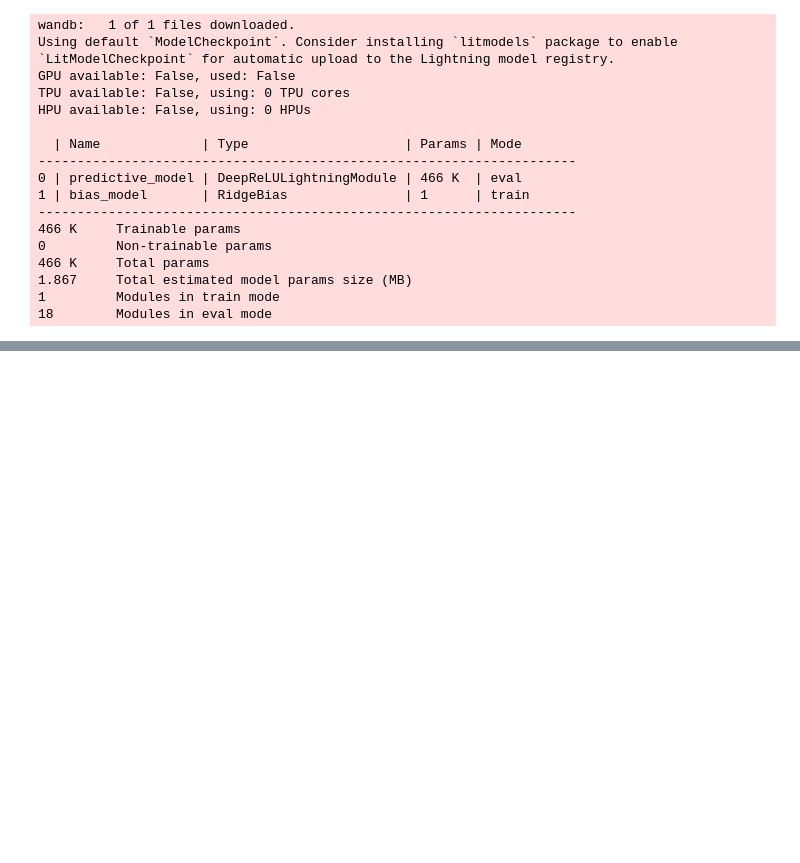
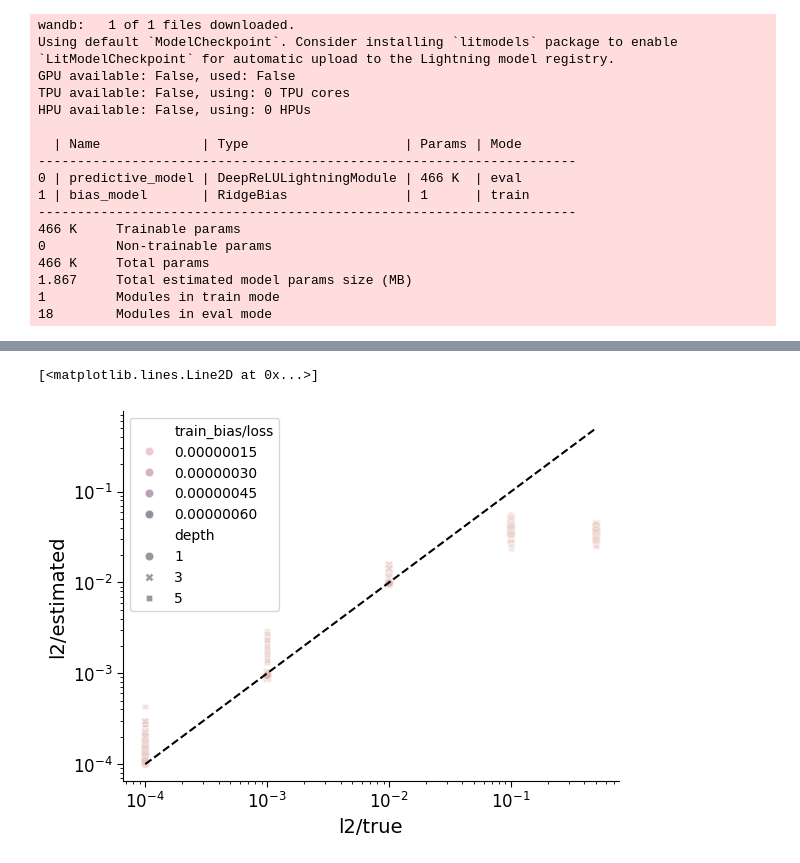
Before and after one commit to jrudoler/estimating-implicit-regularization, a Jupyter notebook: notebooks/l2_estimation_deep_ReLU.ipynb, the cells around one changed output, grey strips where cells are left out. Drawn from its saved outputs; the diff is of its cells as text; code cells hidden in the pictures; blank space fills up the shorter version.

```diff
--- a/notebooks/l2_estimation_deep_ReLU.ipynb
+++ b/notebooks/l2_estimation_deep_ReLU.ipynb
@@ -100,10 +80,6 @@ class RidgeBias(nn.Module):
 # %% [markdown]
 ## Access previous runs
 # %%
-import wandb, torch
-from lightning import LightningModule
-from analysis.dropout_bias_l2_estimation import DeepReLULightningModule
-
 api = wandb.Api(timeout=60)
 user_org = "jhrudoler-penn"
 project_name = "inductive-bias"
@@ -125,7 +101,7 @@ def download_checkpoint(run, alias="best"):  # alias "latest" or explicit step a
 def load_model_from_run(run):
     cfg = run.config
     print(cfg)
-    model = DeepReLULightningModule(
+    model = DeepReLUClassifier(
         input_dim=28*28,
         width=cfg["width"],
         depth=cfg["depth"],
@@ -251,0 +326,22 @@ HPU available: False, using: 0 HPUs
+# %%
+# scatterplot of l2/true vs l2/estimated
+ax = sns.scatterplot(
+    data=df_summary,
+    x="l2/true",
+    y="l2/estimated",
+    hue="train_bias/loss",
+    style="depth",
+    alpha=0.5
+)
+ax.set_xscale("log")
+ax.set_yscale("log")
+# add 1:1 line
+ax.plot(
+    [min(df_summary["l2/true"]), max(df_summary["l2/true"])],
+    [min(df_summary["l2/true"]), max(df_summary["l2/true"])],
+    color="k",
+    linestyle="--",
+)
+# %% [output]
+[<matplotlib.lines.Line2D at 0x...>]
+[figure, added]
```
Also changed, not shown: parts of 28 cells of this notebook, 33 other files.
